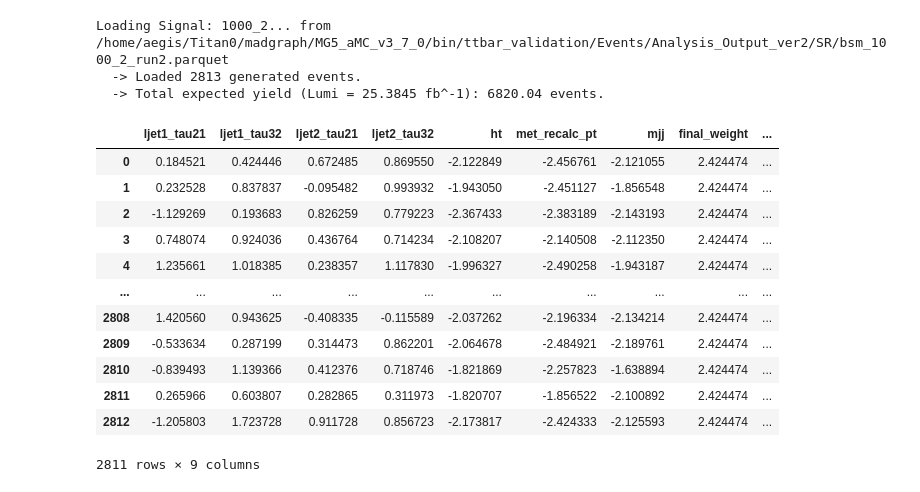
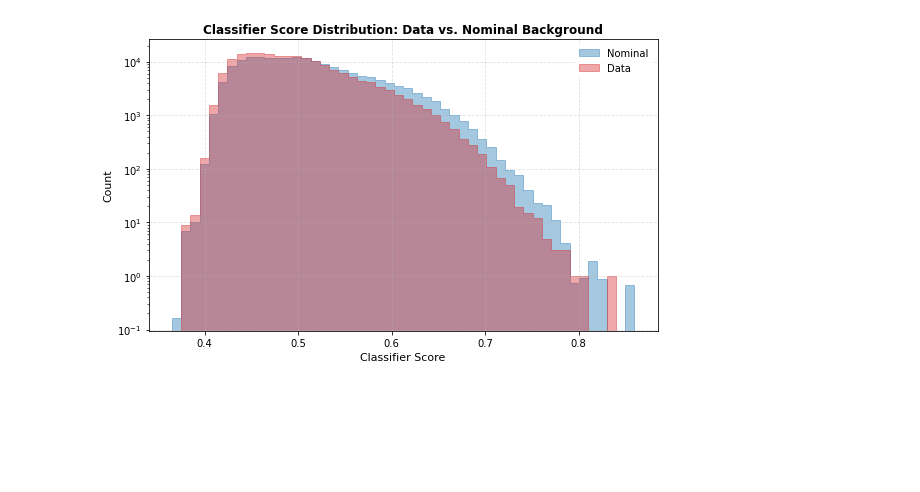
Before and after one commit to sherkaicode/Non-Resonant-AD, a Jupyter notebook: 5_NRAD_Anomaly_ver2.ipynb, the cells around one changed output. Saved outputs shown, nothing was run; the diff lists cells and outputs as text; code cells hidden in the pictures; blank space fills up the shorter version.

```diff
--- a/5_NRAD_Anomaly_ver2.ipynb
+++ b/5_NRAD_Anomaly_ver2.ipynb
@@ -37,7 +37,7 @@ METADATA_LIST = [
 DF_META = pd.DataFrame(METADATA_LIST)
 
 DEVICE = "cpu"
-
+N_ENSEMBLE = 10
 context_vars = ['met_recalc_pt', 'ht']
 features_vars = ['ljet1_tau21', 'ljet1_tau32', 'ljet2_tau21', 'ljet2_tau32', 'mjj']
 
@@ -159,9 +228,13 @@ def score_BSM(df, bkg_type, k = 5):
 
 df_data = pd.read_parquet(f"{MODELS_DIR}/scored_datasets/DATA_SR_scored.parquet")
 df_mc_rw = pd.read_parquet(f"{MODELS_DIR}/scored_datasets/MC_SR_reweighted_scored.parquet")
+nominal_w = df_mc_rw["final_weight"].values
+rw_ensemble_weights = [df_mc_rw[f'reweight_weights_ens{i}'].values for i in range(N_ENSEMBLE)]
+rw_median = np.median(rw_ensemble_weights, axis=0)
+df_mc_rw["rw_mediam_weights"] = nominal_w * rw_median
 
 gen_dfs = []
-for i in range(10):
+for i in range(N_ENSEMBLE):
     # Note: enumerate started at 0 in your saving script, so it's ens0 to ens4
     df = pd.read_parquet(f"{MODELS_DIR}/scored_datasets/MC_SR_Generate_ens{i}_scored.parquet")
 
@@ -170,33 +243,7 @@ for i in range(10):
 
     gen_dfs.append(df)
 df_mc_gen = pd.concat(gen_dfs, ignore_index=True)
-# %%
-detector_mode = "run2" # default, pu, run2, pu_run2
-bkg_type = "Nom" # Reweight_Median, Nom, Generate_Combined
-df_1000_2 = load_signal("1000_2", detector_mode)
-df_1000_2 = apply_sr_cuts(df_1000_2)
-df_1000_2 = transform(df_1000_2)
-
-df_1000_2 = score_BSM(df_1000_2, bkg_type)
-
-# plot_signal_events(df_1000_2, "final_weight")
-# %% [output]
-Loading Signal: 1000_2... from /home/aegis/Titan0/madgraph/MG5_aMC_v3_7_0/bin/ttbar_validation/Events/Analysis_Output_ver2/SR/bsm_1000_2_run2.parquet
-  -> Loaded 2813 generated events.
-  -> Total expected yield (Lumi = 25.3845 fb^-1): 6820.04 events.
-# %%
-df_1000_2
-# %% [output]
-|  | ljet1_tau21 | ljet1_tau32 | ljet2_tau21 | ljet2_tau32 | ht | met_recalc_pt | mjj | final_weight | ... |
-| 0 | 0.184521 | 0.424446 | 0.672485 | 0.869550 | -2.122849 | -2.456761 | -2.121055 | 2.424474 | ... |
-| 1 | 0.232528 | 0.837837 | -0.095482 | 0.993932 | -1.943050 | -2.451127 | -1.856548 | 2.424474 | ... |
-| 2 | -1.129269 | 0.193683 | 0.826259 | 0.779223 | -2.367433 | -2.383189 | -2.143193 | 2.424474 | ... |
-| 3 | 0.748074 | 0.924036 | 0.436764 | 0.714234 | -2.108207 | -2.140508 | -2.112350 | 2.424474 | ... |
-| 4 | 1.235661 | 1.018385 | 0.238357 | 1.117830 | -1.996327 | -2.490258 | -1.943187 | 2.424474 | ... |
-| ... | ... | ... | ... | ... | ... | ... | ... | ... | ... |
-| 2808 | 1.420560 | 0.943625 | -0.408335 | -0.115589 | -2.037262 | -2.196334 | -2.134214 | 2.424474 | ... |
-| 2809 | -0.533634 | 0.287199 | 0.314473 | 0.862201 | -2.064678 | -2.484921 | -2.189761 | 2.424474 | ... |
-| 2810 | -0.839493 | 1.139366 | 0.412376 | 0.718746 | -1.821869 | -2.257823 | -1.638894 | 2.424474 | ... |
-| 2811 | 0.265966 | 0.603807 | 0.282865 | 0.311973 | -1.820707 | -1.856522 | -2.100892 | 2.424474 | ... |
-| 2812 | -1.205803 | 1.723728 | 0.911728 | 0.856723 | -2.173817 | -2.424333 | -2.125593 | 2.424474 | ... |
-2811 rows × 9 columns
+# %%
+bkg_score_plot(df_data, df_mc_rw, "score_vs_nominal", "score_vs_data", "final_weight")
+# %% [output]
+[figure, added]
```
Also changed, not shown: parts of 11 cells of this notebook, 7 other files.
